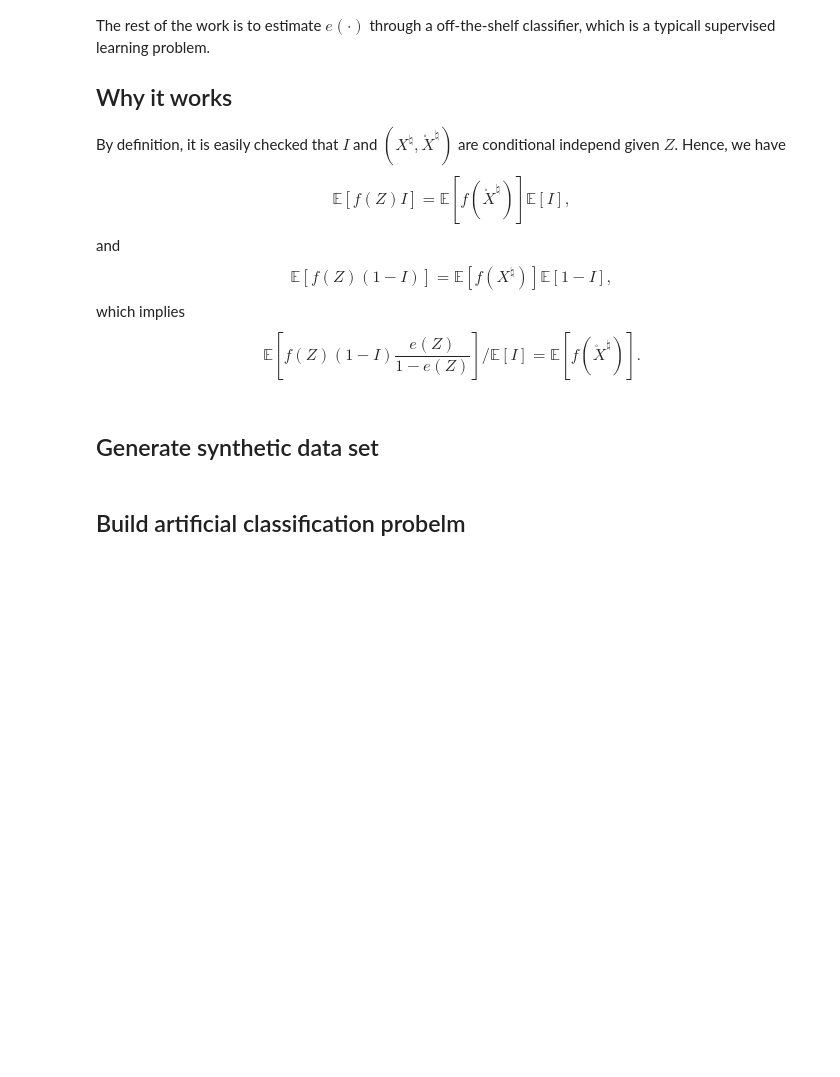
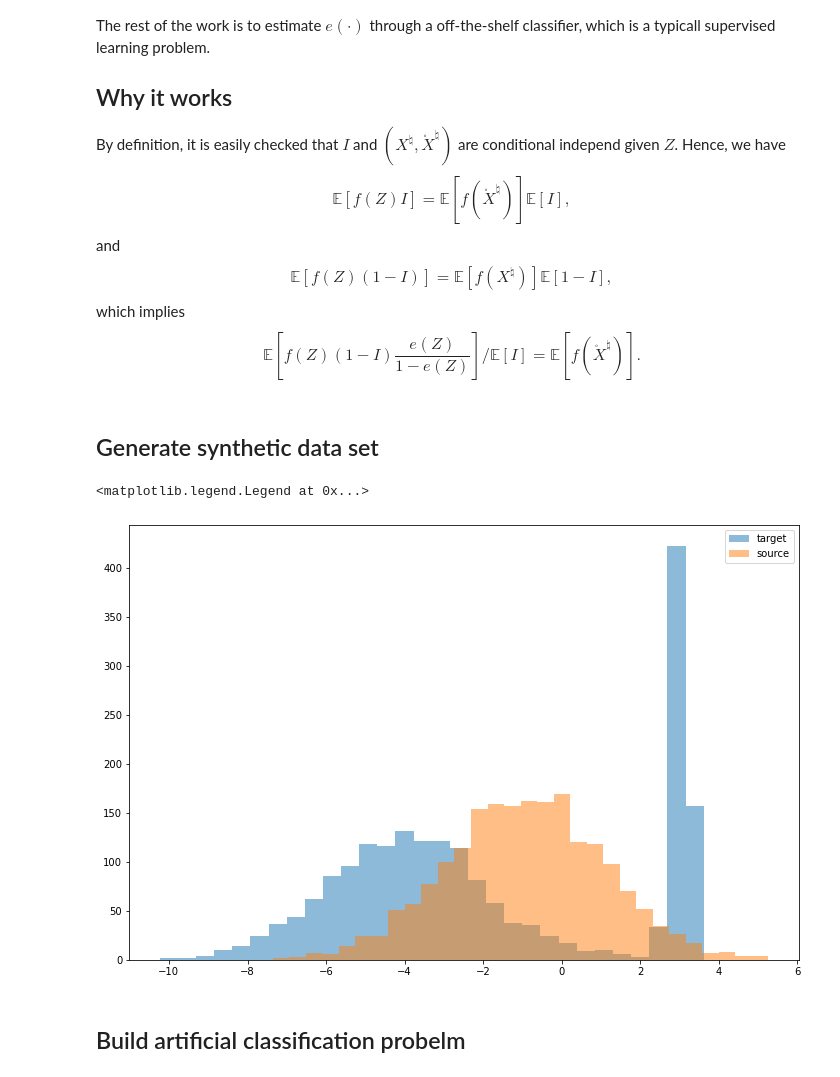
Before and after one commit to MGIMM/dynamic_balancing, a Jupyter notebook: notebooks/General_IPW-DRE_Perspective.ipynb, the cells around one changed output. Drawn from its saved outputs; the diff is of its cells as text; code cells hidden in the pictures; blank space fills up the shorter version.

```diff
--- a/notebooks/General_IPW-DRE_Perspective.ipynb
+++ b/notebooks/General_IPW-DRE_Perspective.ipynb
@@ -93,6 +93,14 @@ for i in range(m):
         xi_ring[i,0] = torch.normal(mean = -4, std = 2, size = (1,)).item()
     else:
         xi_ring[i,0] = torch.normal(mean = 3, std = 0.2, size = (1,)).item()
+# %%
+plt.figure(figsize = (12,8))
+plt.hist(xi_ring[:,0].to("cpu").detach().numpy(), alpha = 0.5, bins = 30, label ="target")
+plt.hist(xi[:,0].to("cpu").detach().numpy(), alpha = 0.5, bins = 30, label ="source")
+plt.legend()
+# %% [output]
+<matplotlib.legend.Legend at 0x...>
+[figure, added]
 # %% [markdown]
 ## Build artificial classification probelm
 # %%
```
Also changed, not shown: 1 other file.
